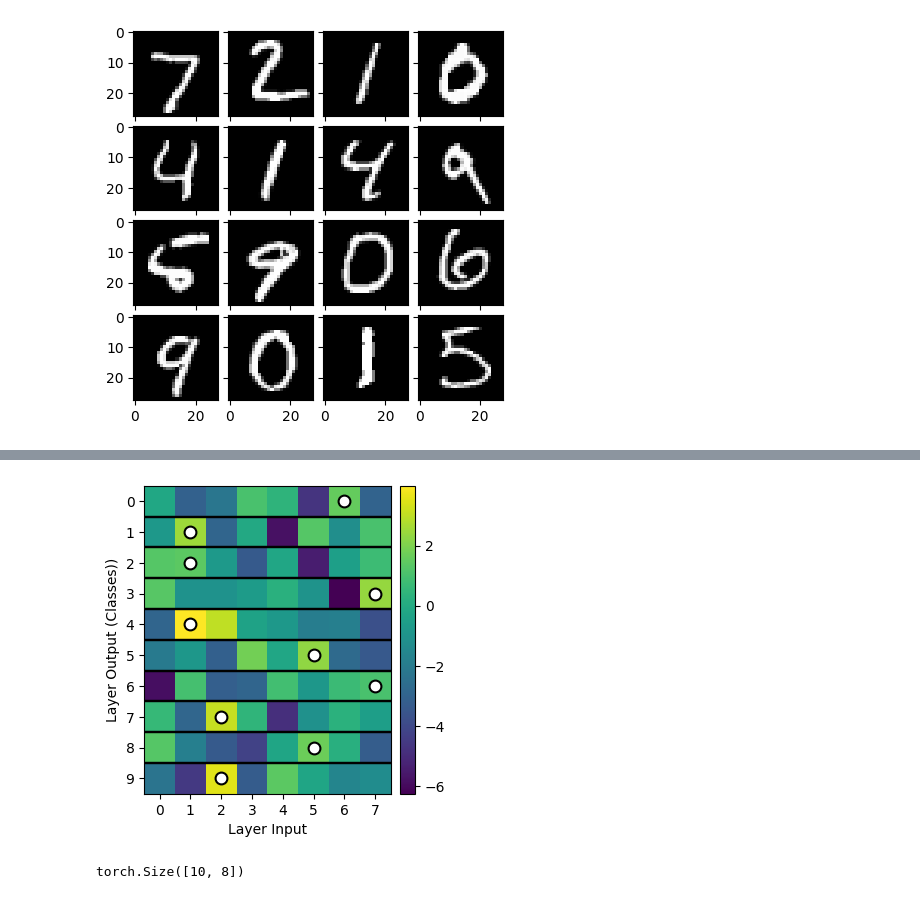
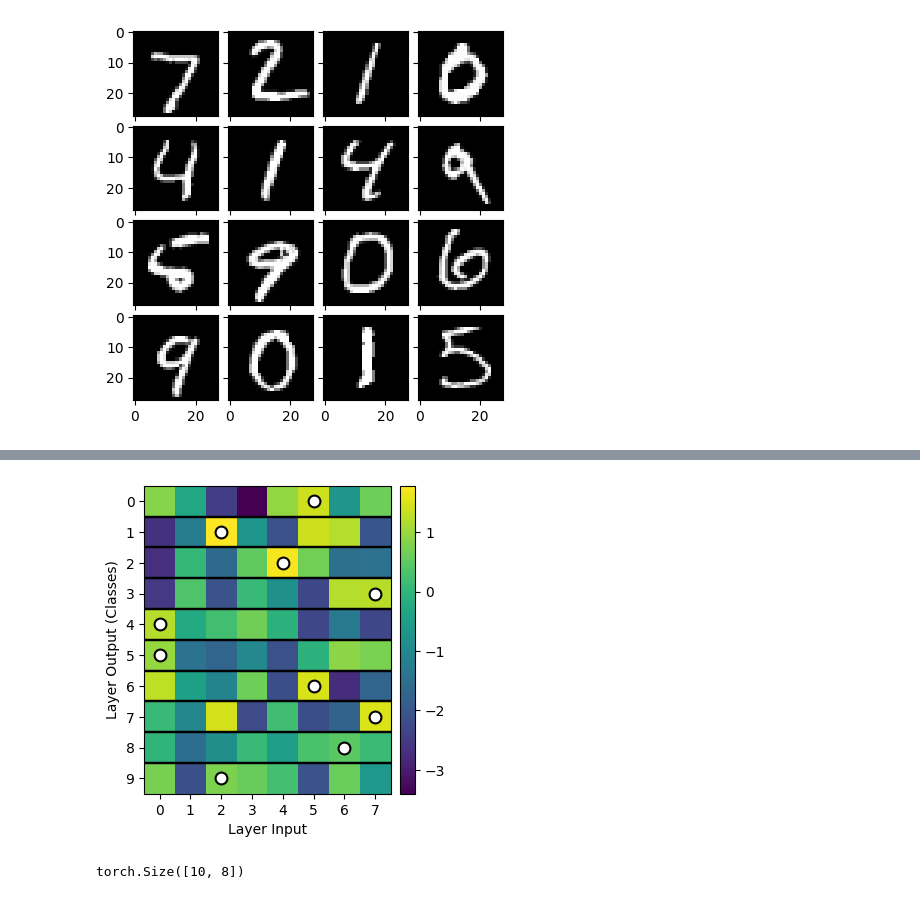
Before and after one commit to webstah/csbc-into-to-dl-2025, a Jupyter notebook: class_assignments/class_3_multi_layer_perceptron.ipynb, the cells around one changed output, grey strips where cells are left out. Cells and saved outputs as stored; diff of their text form; code cells hidden in the pictures.

```diff
--- a/class_assignments/class_3_multi_layer_perceptron.ipynb
+++ b/class_assignments/class_3_multi_layer_perceptron.ipynb
@@ -65,14 +65,14 @@ class MLP(nn.Module):
 
     # define activations
     self.act = nn.Sigmoid()
-    self.tanh = nn.Tanh()
+    # self.tanh = nn.Tanh()
 
 
   def forward(self, x):
     x = torch.flatten(x, start_dim=1, end_dim=-1)
 
     h_1 = self.layer_1(x)
-    a_1 = self.tanh(h_1)
+    a_1 = self.act(h_1)
 
     h_2 = self.layer_2(a_1)
     y = self.act(h_2)
@@ -213,36 +256,41 @@ plt.show()
 # %%
 import matplotlib.pyplot as plt
+import numpy as np
 
 # Get the weight matrix
 weights = model.layer_2.weight.detach().cpu()
 
 fig = plt.figure(figsize=(6, 4))
 im = plt.imshow(weights, aspect='equal')
 
 plt.xticks(ticks=range(weights.shape[1]))
 plt.yticks(ticks=range(weights.shape[0])) # number of classes
 
 # Draw horizontal lines between rows
 for y in range(1, weights.shape[0]):
     plt.axhline(y - 0.5, color='black', linewidth=1.75)
 
 for y, row in enumerate(weights):
     x = row.argmax().item()
     plt.plot(x, y, marker='o', color='black', markersize=9)
     plt.plot(x, y, marker='o', color='white', markersize=6)
+
+    # # show minimum values in each row
     # x = row.argmin().item()
     # plt.plot(x, y, marker='o', color='black', markersize=9)
     # plt.plot(x, y, marker='o', color='black', markersize=6)
+
+    # # show absolute minimum values in each row (values that are close to zero)
     # x = np.abs(row).argmin().item()
     # plt.plot(x, y, marker='o', color='black', markersize=9)
     # plt.plot(x, y, marker='o', color='gray', markersize=6)
 
 plt.colorbar(im, shrink=1, pad=0.02)
-plt.ylabel('Layer Output (Classes))')
+plt.ylabel('Layer Output (Classes)')
 plt.xlabel('Layer Input')
 plt.show()
 
 print(weights.shape)
 # %% [output]
-[figure, old version]
+[figure, new version]
 torch.Size([10, 8])
```
Also changed, not shown: parts of 4 cells of this notebook.
